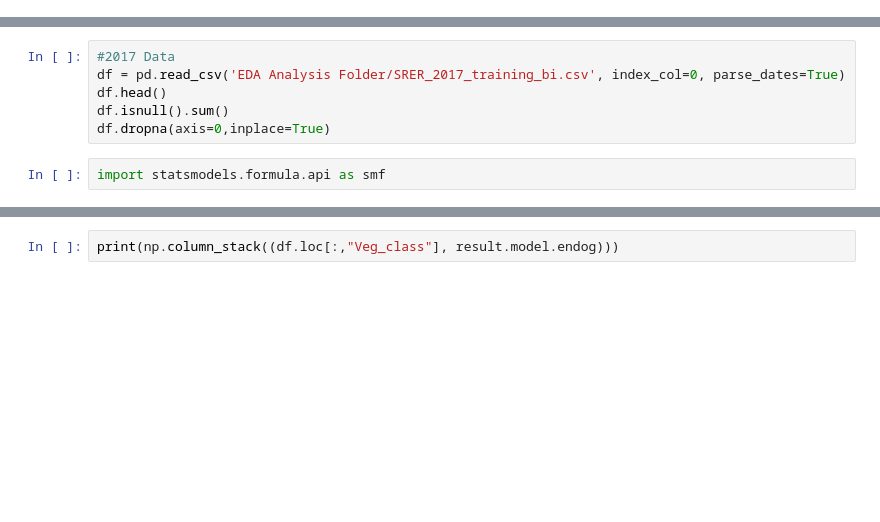
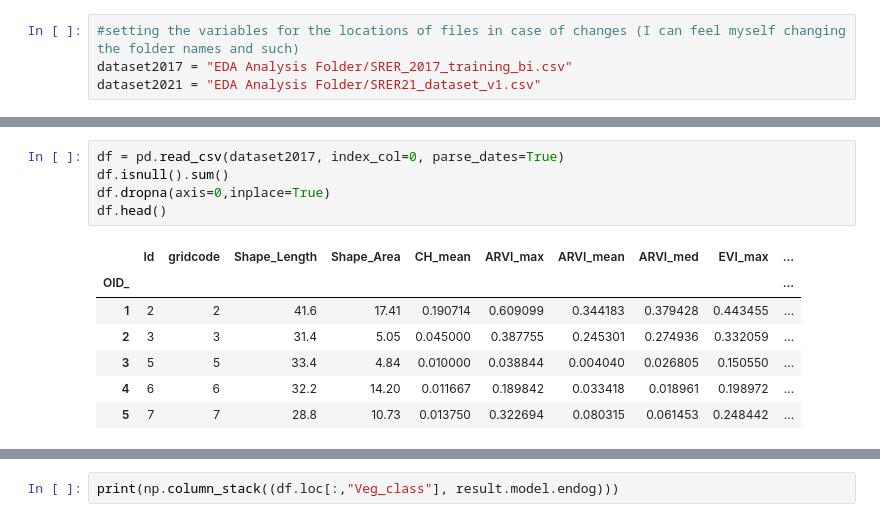
Before and after one commit to kh-bh/EarthScienceSVSM, a Jupyter notebook: LogisticRegression.ipynb, the cells around one changed output, grey strips where cells are left out. Saved outputs shown, nothing was run; the diff lists cells and outputs as text; blank space fills up the shorter version.

```diff
--- a/LogisticRegression.ipynb
+++ b/LogisticRegression.ipynb
@@ -10,0 +14,4 @@ C:\Users\bhoom\Earth Science NCSSM\EarthScienceSVSM GitHub
+# %%
+#setting the variables for the locations of files in case of changes (I can feel myself changing the folder names and such)
+dataset2017 = "EDA Analysis Folder/SRER_2017_training_bi.csv"
+dataset2021 = "EDA Analysis Folder/SRER21_dataset_v1.csv"
@@ -11,8 +21,13 @@ C:\Users\bhoom\Earth Science NCSSM\EarthScienceSVSM GitHub
 # %%
-#2017 Data
-df = pd.read_csv('EDA Analysis Folder/SRER_2017_training_bi.csv', index_col=0, parse_dates=True)
-df.head()
+df = pd.read_csv(dataset2017, index_col=0, parse_dates=True)
 df.isnull().sum()
 df.dropna(axis=0,inplace=True)
+df.head()
+# %% [output]
+|  | Id | gridcode | Shape_Length | Shape_Area | CH_mean | ARVI_max | ARVI_mean | ARVI_med | EVI_max | ... |
+| OID_ |  |  |  |  |  |  |  |  |  | ... |
+| 1 | 2 | 2 | 41.6 | 17.41 | 0.190714 | 0.609099 | 0.344183 | 0.379428 | 0.443455 | ... |
+| 2 | 3 | 3 | 31.4 | 5.05 | 0.045000 | 0.387755 | 0.245301 | 0.274936 | 0.332059 | ... |
+| 3 | 5 | 5 | 33.4 | 4.84 | 0.010000 | 0.038844 | 0.004040 | 0.026805 | 0.150550 | ... |
+| 4 | 6 | 6 | 32.2 | 14.20 | 0.011667 | 0.189842 | 0.033418 | 0.018961 | 0.198972 | ... |
+| 5 | 7 | 7 | 28.8 | 10.73 | 0.013750 | 0.322694 | 0.080315 | 0.061453 | 0.248442 | ... |
-# %%
-import statsmodels.formula.api as smf
```
Also changed, not shown: parts of 63 cells of this notebook, 1 other file.
